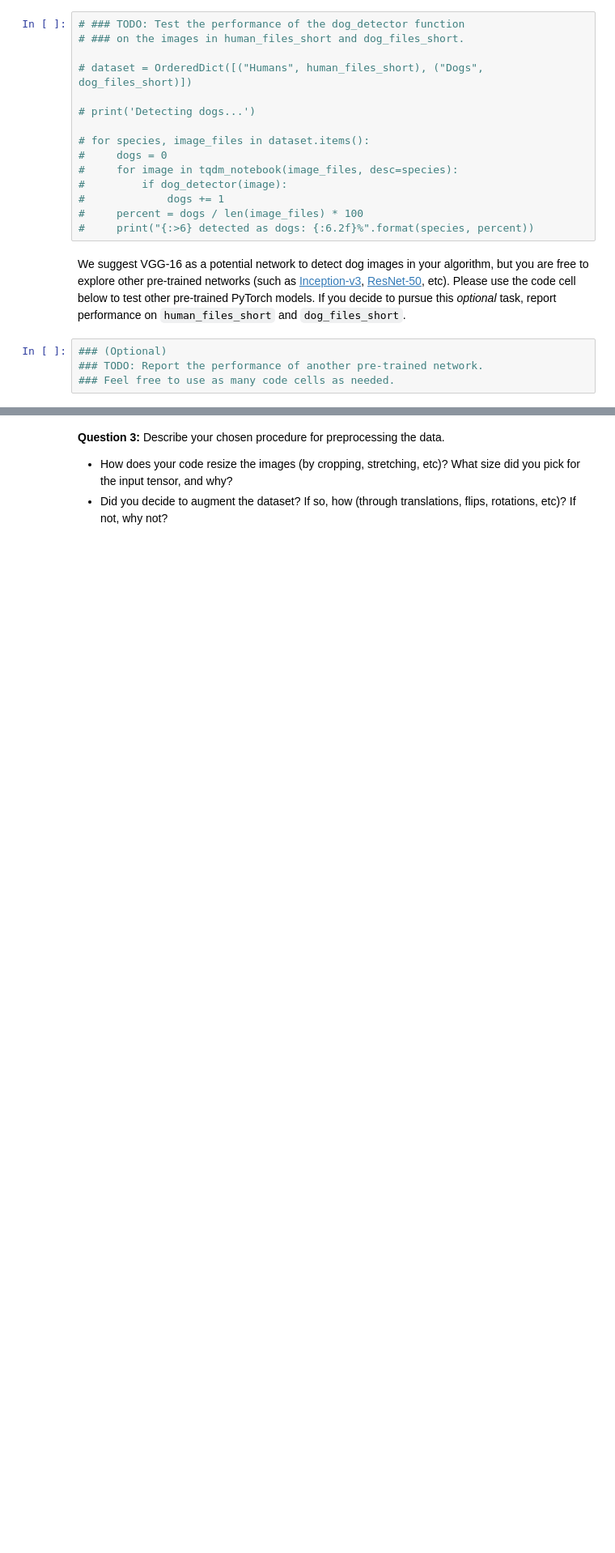
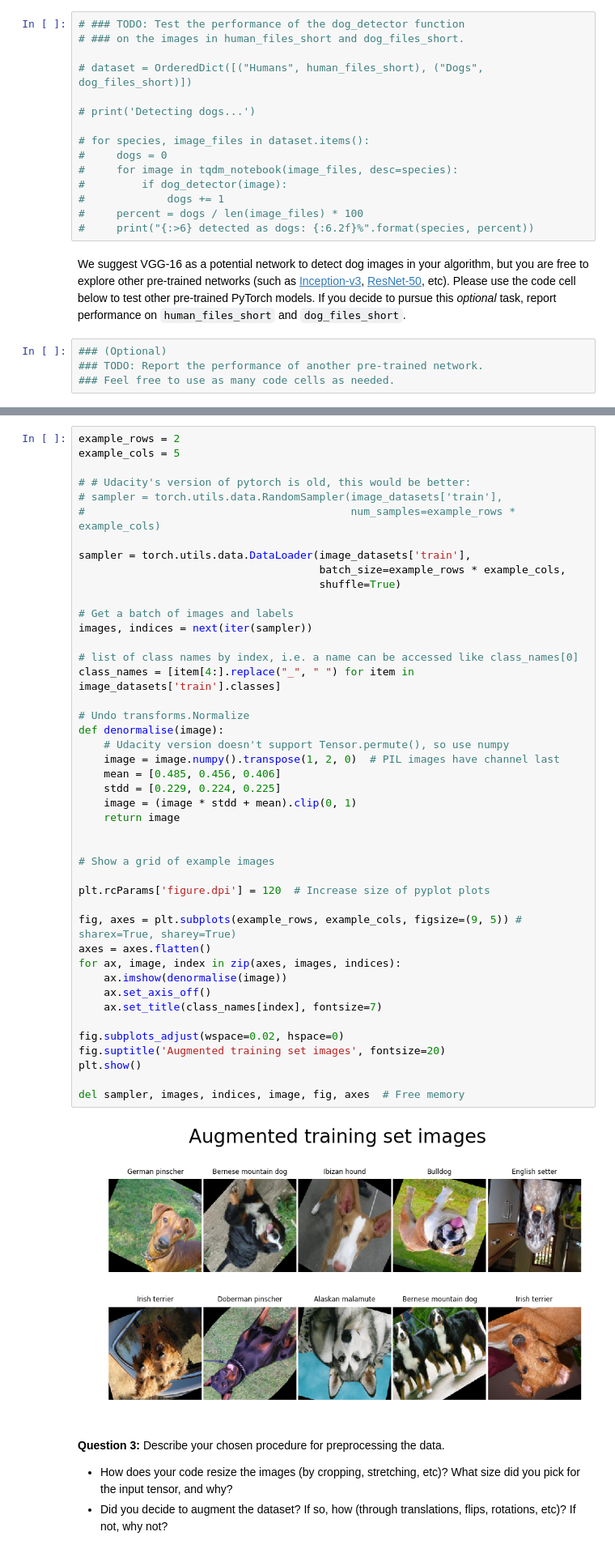
Before and after one commit to HaleTom/pytorch-udacity-intro, a Jupyter notebook: project-dog-classification/dog_app.ipynb, the cells around one changed output, grey strips where cells are left out. Shown: that part at 81% size. Saved outputs shown, nothing was run; the diff lists cells and outputs as text; blank space fills up the shorter version.

```diff
--- a/project-dog-classification/dog_app.ipynb
+++ b/project-dog-classification/dog_app.ipynb
@@ -433,3 +417,49 @@ imshow(image)
+# %%
+example_rows = 2
+example_cols = 5
+
+# # Udacity's version of pytorch is old, this would be better:
+# sampler = torch.utils.data.RandomSampler(image_datasets['train'],
+#                                          num_samples=example_rows * example_cols)
+
+sampler = torch.utils.data.DataLoader(image_datasets['train'],
+                                      batch_size=example_rows * example_cols,
+                                      shuffle=True)
+
+# Get a batch of images and labels
+images, indices = next(iter(sampler))
+
+# list of class names by index, i.e. a name can be accessed like class_names[0]
+class_names = [item[4:].replace("_", " ") for item in image_datasets['train'].classes]
+
+# Undo transforms.Normalize
+def denormalise(image):
+    # Udacity version doesn't support Tensor.permute(), so use numpy
+    image = image.numpy().transpose(1, 2, 0)  # PIL images have channel last
+    mean = [0.485, 0.456, 0.406]
+    stdd = [0.229, 0.224, 0.225]
+    image = (image * stdd + mean).clip(0, 1)
+    return image
+
+
+# Show a grid of example images
+
+plt.rcParams['figure.dpi'] = 120  # Increase size of pyplot plots
+
+fig, axes = plt.subplots(example_rows, example_cols, figsize=(9, 5)) #  sharex=True, sharey=True)
+axes = axes.flatten()
+for ax, image, index in zip(axes, images, indices):
+    ax.imshow(denormalise(image))
+    ax.set_axis_off()
+    ax.set_title(class_names[index], fontsize=7)
+
+fig.subplots_adjust(wspace=0.02, hspace=0)
+fig.suptitle('Augmented training set images', fontsize=20)
+plt.show()
+
+del sampler, images, indices, image, fig, axes  # Free memory
+# %% [output]
+[figure, added]
 # %% [markdown]
 **Question 3:** Describe your chosen procedure for preprocessing the data.
 - How does your code resize the images (by cropping, stretching, etc)?  What size did you pick for the input tensor, and why?
```
Also changed, not shown: parts of 25 cells of this notebook.
